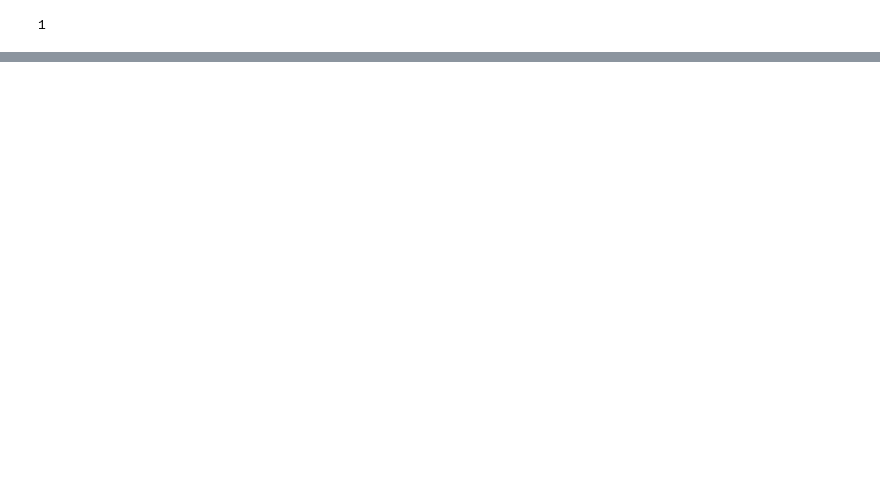
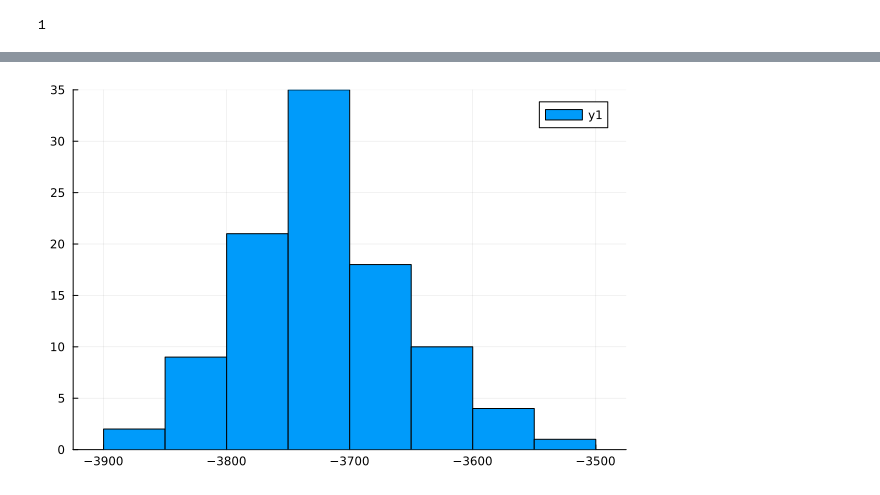
Before and after one commit to JonathanEdelmanS/ParallelizedKolterMixing, a Jupyter notebook: Instances/MQLibtests.ipynb, the cells around one changed output, grey strips where cells are left out. Cells and saved outputs as stored; diff of their text form; code cells hidden in the pictures; blank space fills up the shorter version.

```diff
--- a/Instances/MQLibtests.ipynb
+++ b/Instances/MQLibtests.ipynb
@@ -11,3 +18,10 @@ p613test = CSV.read("../Datasets/MQLib/g000002.txt"
 
 samplemaxcut =  CSV.read("../Datasets/MQLib/sampleMaxCut.txt"
 , header=4, DataFrame, delim=" ");
+
+G55 = CSV.read("../Datasets/MQLib/G55.txt"
+    , comment="#", DataFrame, delim=" ",  header=false);
+
+
+G56 = CSV.read("../Datasets/MQLib/G56.txt"
+    , comment="#", DataFrame, delim=" ",  header=false);
@@ -107,6 +178,7 @@ function testpipeline(testinput)
     Cost = tr(V* testmat* V')
   #  a100 = Mixing.assign100(V, sparsetestmat)
     print("Final Cost: ", Cost)#, " Best: ",max(a100...), " Average: ", sum(a100)/100)
+    return V
 end
 # %% [output]
 testpipeline (generic function with 1 method)
@@ -184,0 +345,2 @@ Threads.nthreads()
+# %%
+V = testpipeline(G56)
@@ -184,0 +367,4 @@ Threads.nthreads()
+# %%
+histogram(Mixing.assign100(V,  matrixFromFile(G56)))
+# %% [output]
+[figure, added]
```
Also changed, not shown: parts of 59 cells of this notebook.
